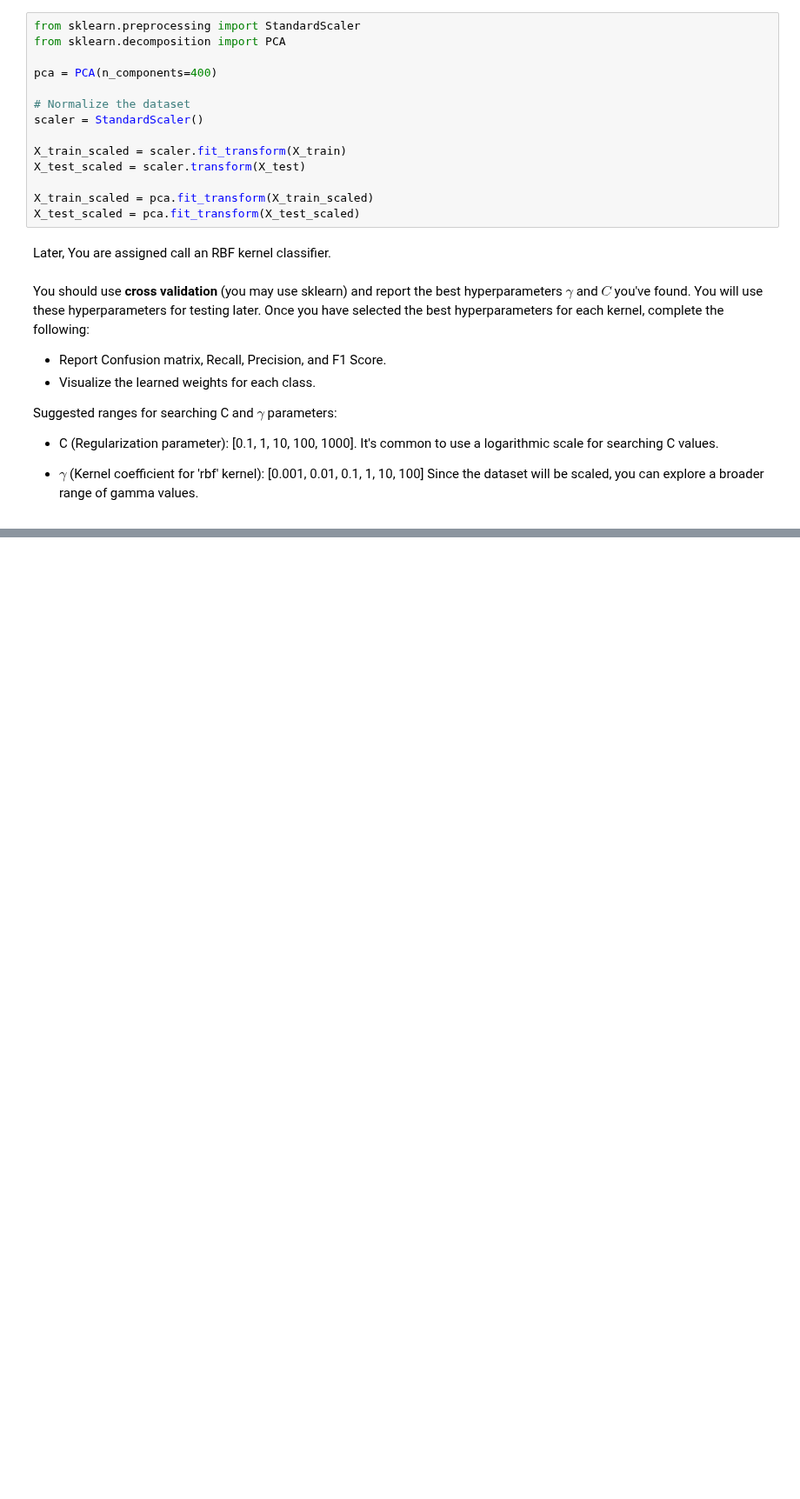
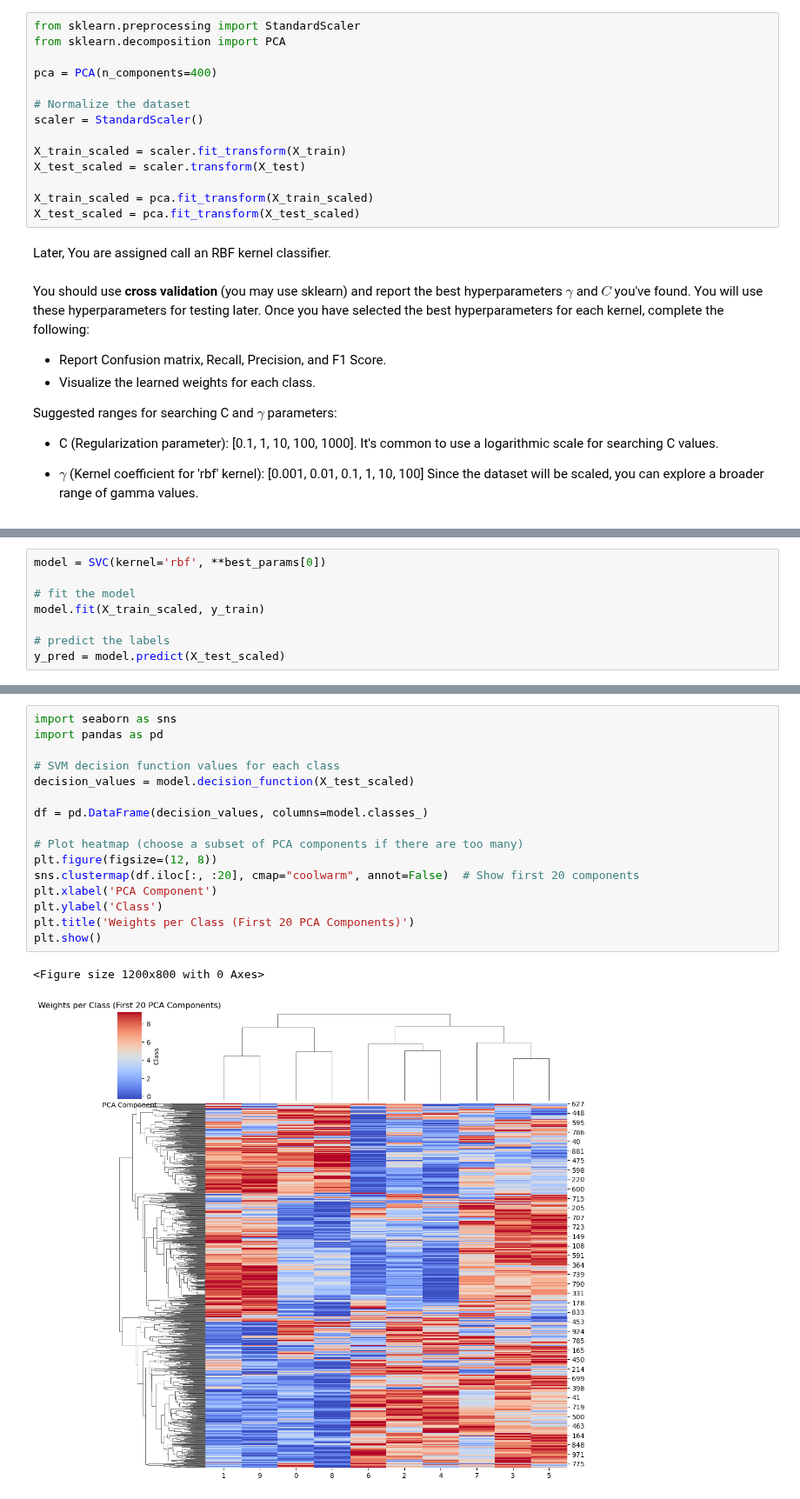
Before and after one commit to MustafaKrc/LFD24, a Jupyter notebook: Non-Linear Multi-Class Classification with Support Vector Machines/Homework-4_v2.ipynb, the cells around one changed output, grey strips where cells are left out. Shown at 87% size. Drawn from its saved outputs; the diff is of its cells as text; blank space fills up the shorter version.

```diff
--- a/Non-Linear Multi-Class Classification with Support Vector Machines/Homework-4_v2.ipynb
+++ b/Non-Linear Multi-Class Classification with Support Vector Machines/Homework-4_v2.ipynb
@@ -638,3 +635,11 @@ Classification report for rbf kernel:
  [ 2 10  4 11  8 17  7 10 14 17]
  [19 15  7 20  9  5  5  9  6  5]
  [ 2  7  2 22  9 27  3 10 10  8]]
+# %%
+model = SVC(kernel='rbf', **best_params[0])
+
+# fit the model
+model.fit(X_train_scaled, y_train)
+
+# predict the labels
+y_pred = model.predict(X_test_scaled)
@@ -640,0 +658,19 @@ Classification report for rbf kernel:
+# %%
+import seaborn as sns
+import pandas as pd
+
+# SVM decision function values for each class
+decision_values = model.decision_function(X_test_scaled)
+
+df = pd.DataFrame(decision_values, columns=model.classes_)
+
+# Plot heatmap (choose a subset of PCA components if there are too many)
+plt.figure(figsize=(12, 8))
+sns.clustermap(df.iloc[:, :20], cmap="coolwarm", annot=False)  # Show first 20 components
+plt.xlabel('PCA Component')
+plt.ylabel('Class')
+plt.title('Weights per Class (First 20 PCA Components)')
+plt.show()
+# %% [output]
+<Figure size 1200x800 with 0 Axes>
+[figure, added]
```
Also changed, not shown: parts of 7 cells of this notebook.
